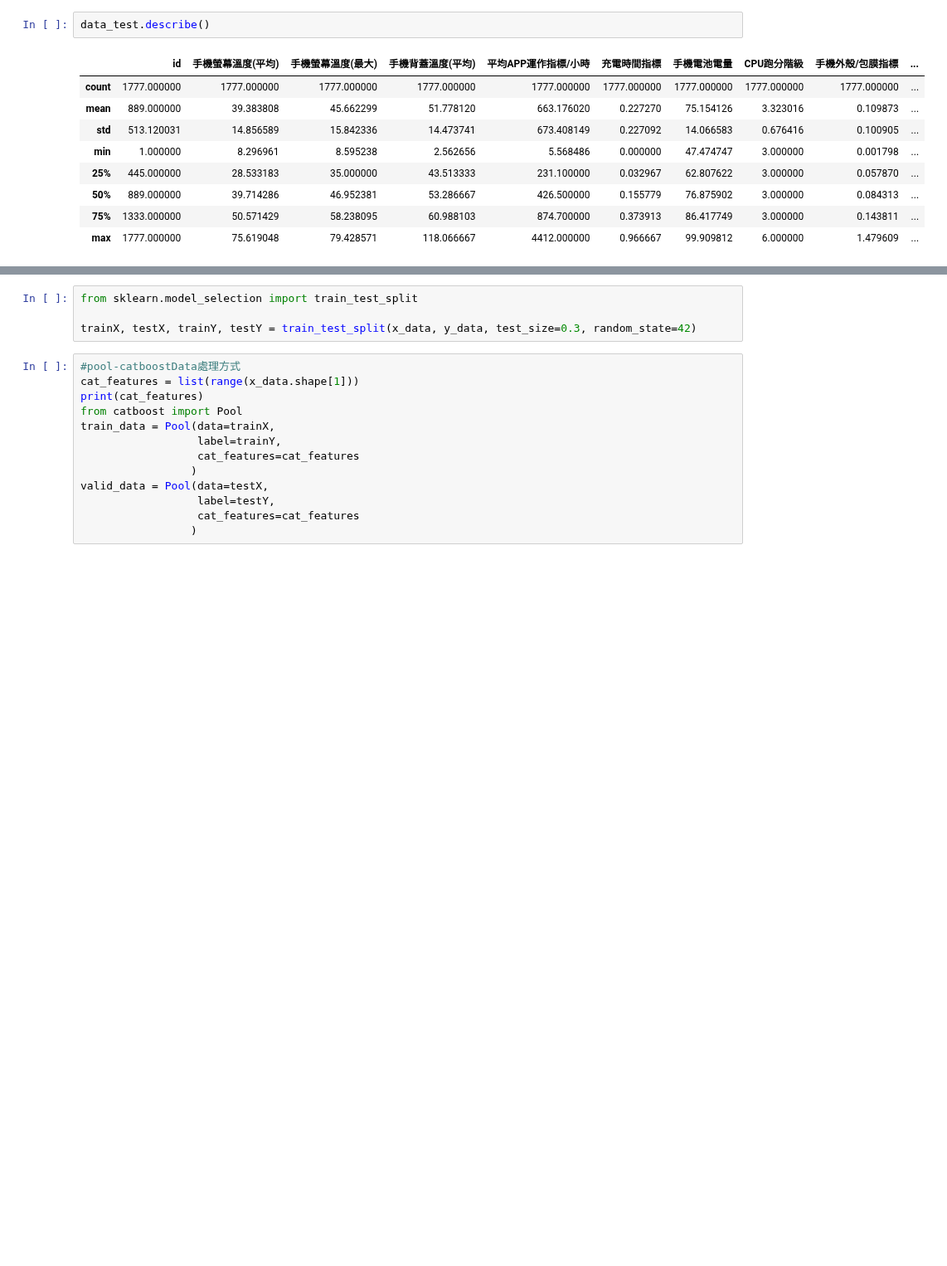
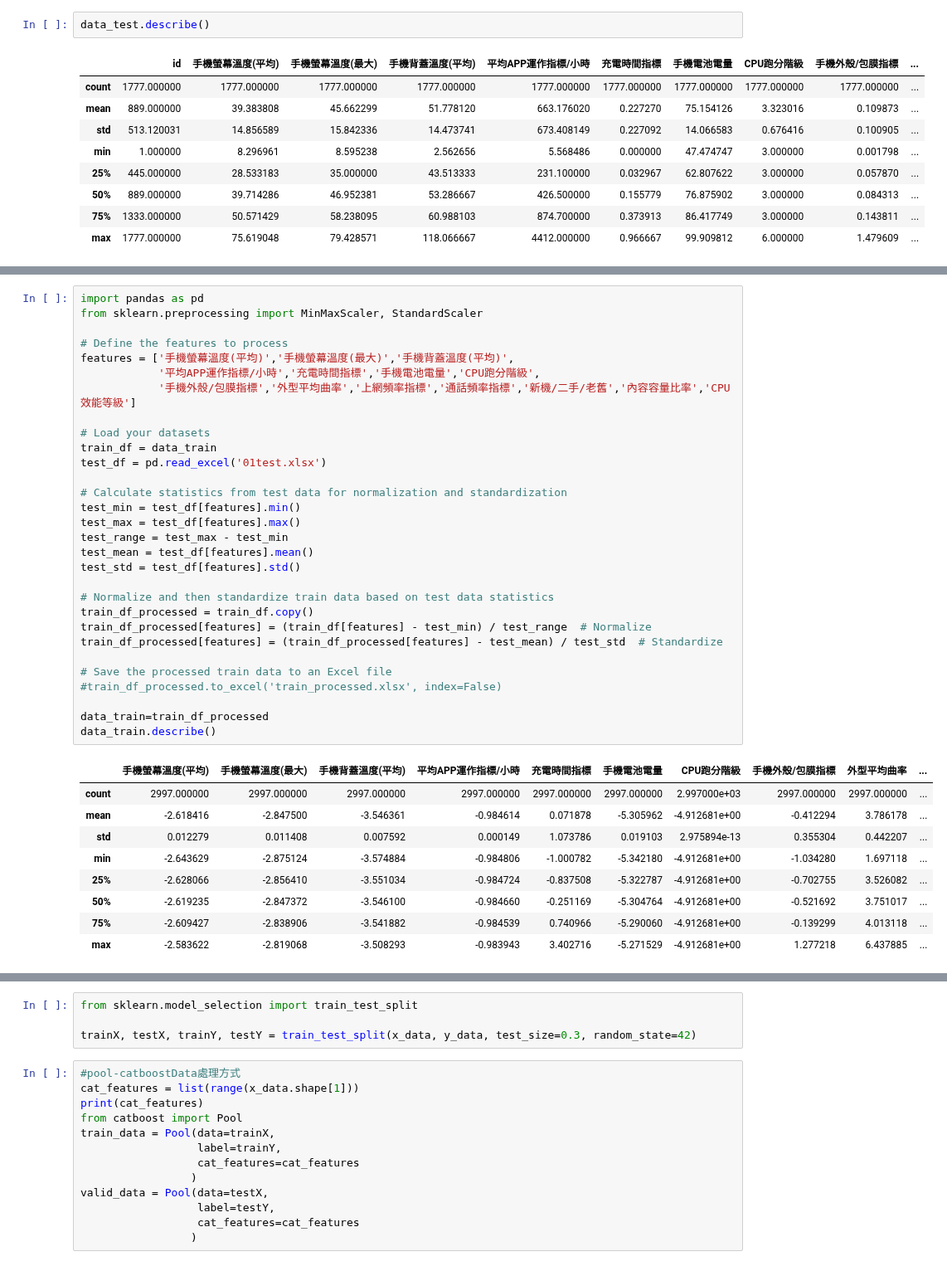
Before and after one commit to jeremy4111/ai, a Jupyter notebook: catboost.ipynb, the cells around one changed output, grey strips where cells are left out. Shown at 83% size. Saved outputs shown, nothing was run; the diff lists cells and outputs as text; blank space fills up the shorter version.

```diff
--- a/catboost.ipynb
+++ b/catboost.ipynb
@@ -27 +94,41 @@ data_test.describe()
+# %%
+import pandas as pd
+from sklearn.preprocessing import MinMaxScaler, StandardScaler
+
+# Define the features to process
+features = ['手機螢幕溫度(平均)','手機螢幕溫度(最大)','手機背蓋溫度(平均)',
+            '平均APP運作指標/小時','充電時間指標','手機電池電量','CPU跑分階級',
+            '手機外殼/包膜指標','外型平均曲率','上網頻率指標','通話頻率指標','新機/二手/老舊','內容容量比率','CPU效能等級']
+
+# Load your datasets
+train_df = data_train
+test_df = pd.read_excel('01test.xlsx')
+
+# Calculate statistics from test data for normalization and standardization
+test_min = test_df[features].min()
+test_max = test_df[features].max()
+test_range = test_max - test_min
+test_mean = test_df[features].mean()
+test_std = test_df[features].std()
+
+# Normalize and then standardize train data based on test data statistics
+train_df_processed = train_df.copy()
+train_df_processed[features] = (train_df[features] - test_min) / test_range  # Normalize
+train_df_processed[features] = (train_df_processed[features] - test_mean) / test_std  # Standardize
+
+# Save the processed train data to an Excel file
+#train_df_processed.to_excel('train_processed.xlsx', index=False)
+
+data_train=train_df_processed
+data_train.describe()
+# %% [output]
+|  | 手機螢幕溫度(平均) | 手機螢幕溫度(最大) | 手機背蓋溫度(平均) | 平均APP運作指標/小時 | 充電時間指標 | 手機電池電量 | CPU跑分階級 | 手機外殼/包膜指標 | 外型平均曲率 | ... |
+| count | 2997.000000 | 2997.000000 | 2997.000000 | 2997.000000 | 2997.000000 | 2997.000000 | 2.997000e+03 | 2997.000000 | 2997.000000 | ... |
+| mean | -2.618416 | -2.847500 | -3.546361 | -0.984614 | 0.071878 | -5.305962 | -4.912681e+00 | -0.412294 | 3.786178 | ... |
+| std | 0.012279 | 0.011408 | 0.007592 | 0.000149 | 1.073786 | 0.019103 | 2.975894e-13 | 0.355304 | 0.442207 | ... |
+| min | -2.643629 | -2.875124 | -3.574884 | -0.984806 | -1.000782 | -5.342180 | -4.912681e+00 | -1.034280 | 1.697118 | ... |
+| 25% | -2.628066 | -2.856410 | -3.551034 | -0.984724 | -0.837508 | -5.322787 | -4.912681e+00 | -0.702755 | 3.526082 | ... |
+| 50% | -2.619235 | -2.847372 | -3.546100 | -0.984660 | -0.251169 | -5.304764 | -4.912681e+00 | -0.521692 | 3.751017 | ... |
+| 75% | -2.609427 | -2.838906 | -3.541882 | -0.984539 | 0.740966 | -5.290060 | -4.912681e+00 | -0.139299 | 4.013118 | ... |
+| max | -2.583622 | -2.819068 | -3.508293 | -0.983943 | 3.402716 | -5.271529 | -4.912681e+00 | 1.277218 | 6.437885 | ... |
 # %%
```
Also changed, not shown: parts of 15 cells of this notebook, 1 other file.
